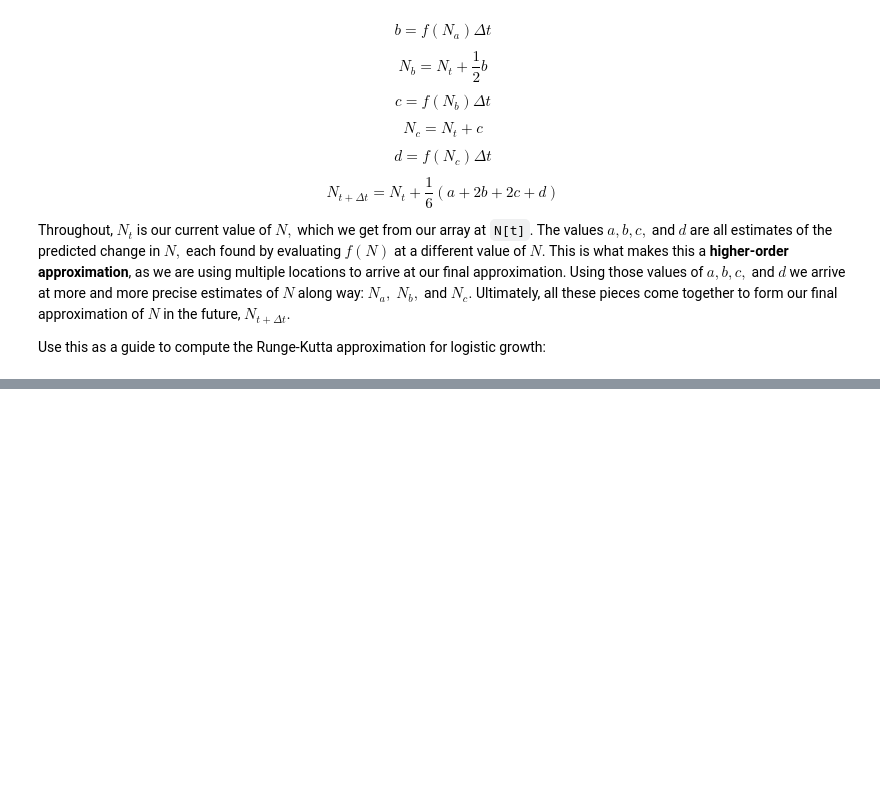
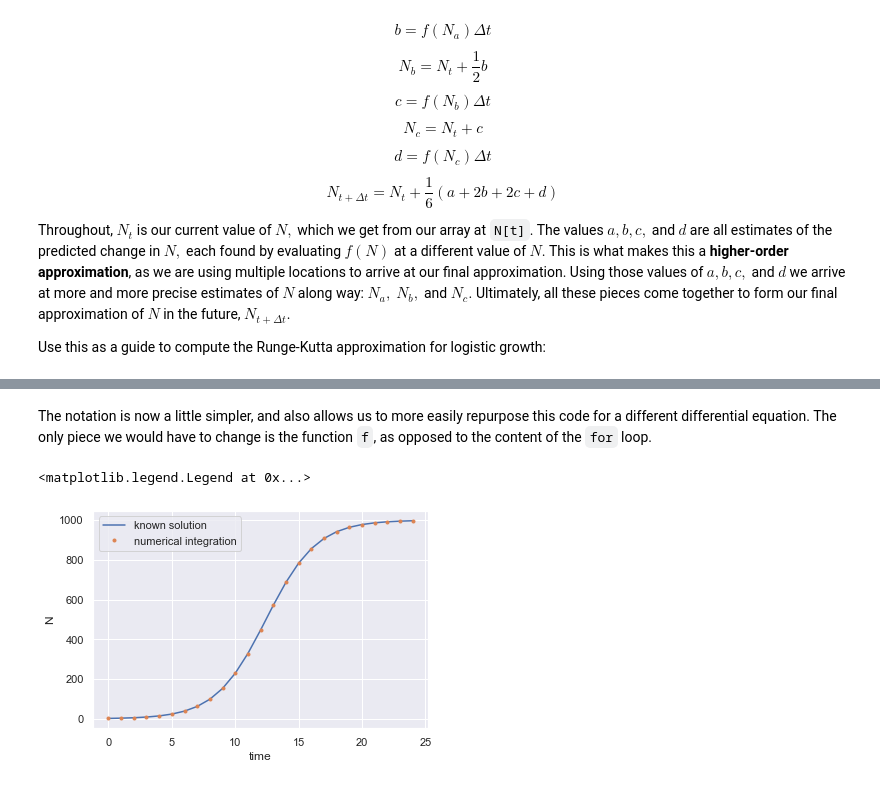
Before and after one commit to sbeeler/BIOL301_Fall2022, a Jupyter notebook: _sources/05_midterm1_review.ipynb, the cells around one changed output, grey strips where cells are left out. Drawn from its saved outputs; the diff is of its cells as text; code cells hidden in the pictures; blank space fills up the shorter version.

```diff
--- a/_sources/05_midterm1_review.ipynb
+++ b/_sources/05_midterm1_review.ipynb
@@ -92,0 +112,4 @@ plt.legend(["known solution", "numerical integration"])
+# %%
+def f(N):
+    """ function for logistic growth """
+    return r*N*(1 - N/K)*dt
@@ -92,0 +118,37 @@ plt.legend(["known solution", "numerical integration"])
+# %%
+# numerically integrate by looping through N
+for t in range(0,num_steps-1):
+
+    a = f(N[t])*dt
+    N_a = N[t] + 0.5*a
+
+    b = f(N_a)*dt
+    N_b = N[t] + 0.5*b
+
+    c = f(N_b)*dt
+    N_c = N[t] + c
+
+    d = f(N_c)*dt
+
+    # final approximation for the new value of N
+    N_new = N[t] + (1/6)*(a + 2*b + 2*c + d)
+
+    # update the N array
+    N[t+1] = N_new
+# %% [markdown]
+The notation is now a little simpler, and also allows us to more easily repurpose this code for a different differential equation. The only piece we would have to change is the function `f`, as opposed to the content of the `for` loop.
+# %%
+times = np.arange(num_steps)*dt
+
+soln_top = K*N_0*np.exp(r*times)
+soln_bottom = K - N_0*(1-np.exp(r*times))
+soln = soln_top / soln_bottom
+
+plt.plot(times,soln,'-')
+plt.plot(times,N,'.')
+plt.xlabel("time")
+plt.ylabel("N")
+plt.legend(["known solution", "numerical integration"])
+# %% [output]
+<matplotlib.legend.Legend at 0x...>
+[figure, added]
```
Also changed, not shown: parts of 5 cells of this notebook, 7 other files.
